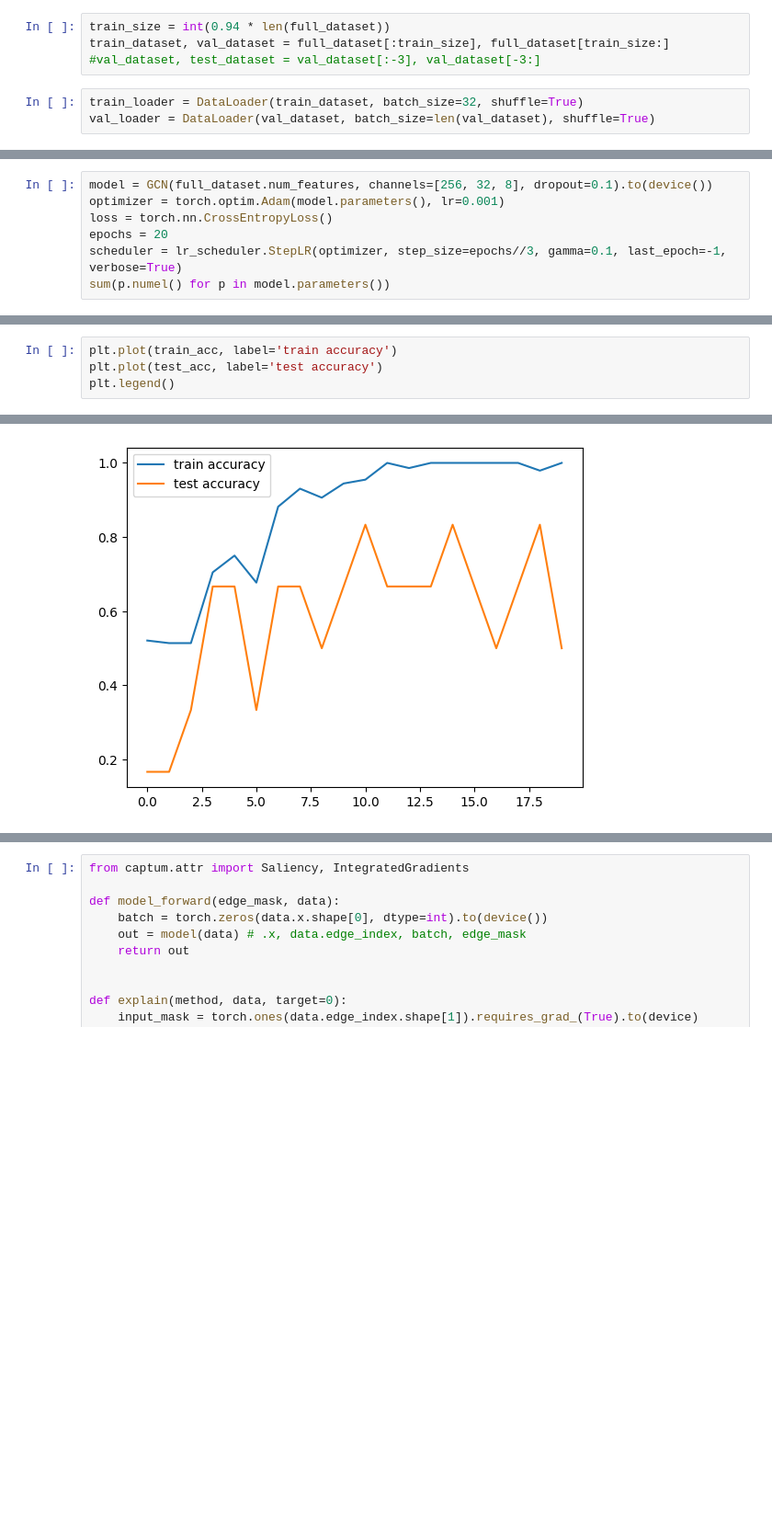
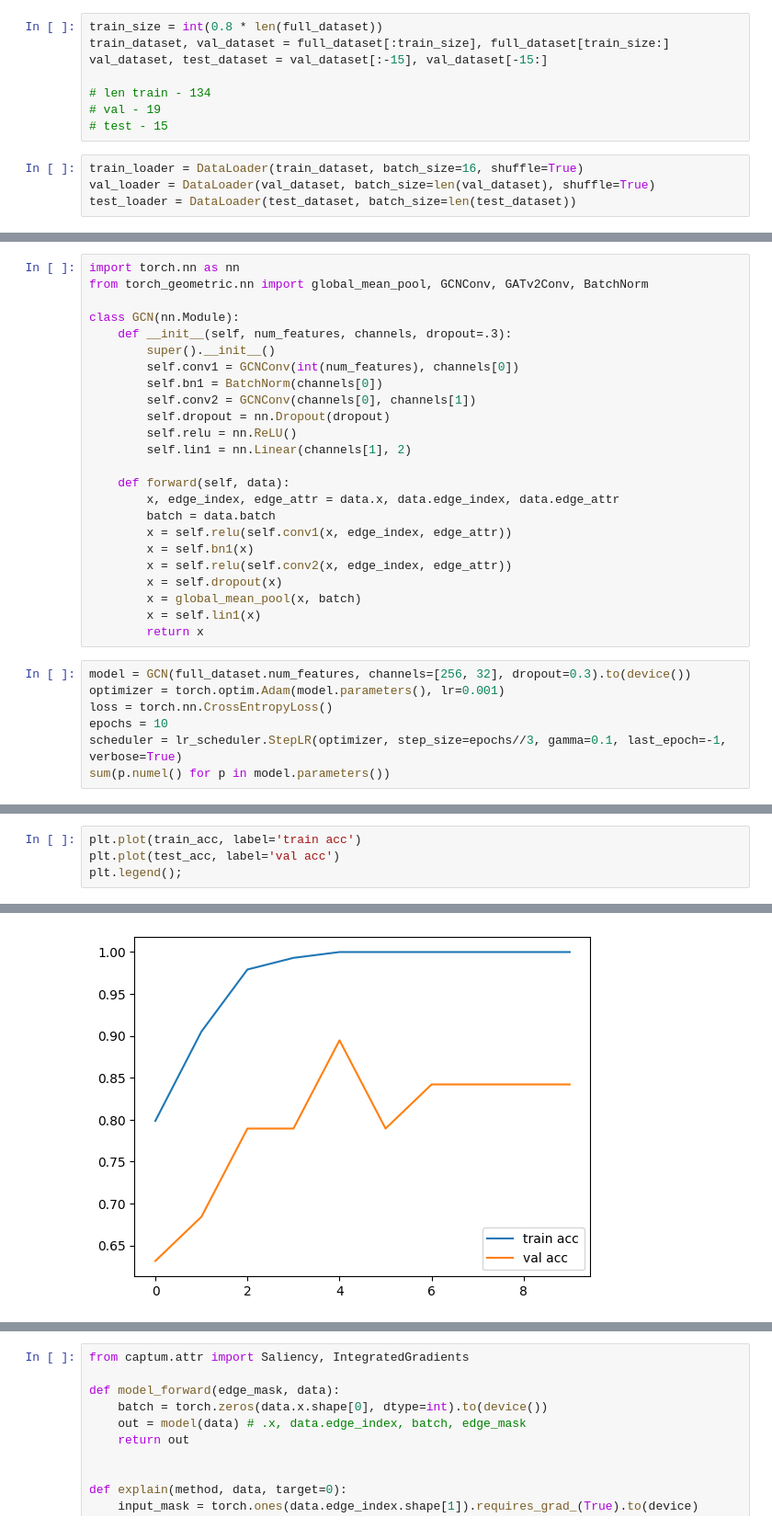
Before and after one commit to myxa/Open_Close_GNN, a Jupyter notebook: notebooks/model_training.ipynb, the cells around one changed output, grey strips where cells are left out. Shown: that part at 92% size. Saved outputs shown, nothing was run; the diff lists cells and outputs as text; blank space fills up the shorter version.

```diff
--- a/notebooks/model_training.ipynb
+++ b/notebooks/model_training.ipynb
@@ -41,7 +27,12 @@ tensor([[  0,   0,   0,  ..., 419, 419, 419],
 # %%
-train_size = int(0.94 * len(full_dataset))
+train_size = int(0.8 * len(full_dataset))
 train_dataset, val_dataset = full_dataset[:train_size], full_dataset[train_size:]
-#val_dataset, test_dataset = val_dataset[:-3], val_dataset[-3:]
+val_dataset, test_dataset = val_dataset[:-15], val_dataset[-15:]
+
+# len train - 134
+# val - 19
+# test - 15
 # %%
-train_loader = DataLoader(train_dataset, batch_size=32, shuffle=True)
+train_loader = DataLoader(train_dataset, batch_size=16, shuffle=True)
 val_loader = DataLoader(val_dataset, batch_size=len(val_dataset), shuffle=True)
+test_loader = DataLoader(test_dataset, batch_size=len(test_dataset))
@@ -48,8 +41,32 @@ val_loader = DataLoader(val_dataset, batch_size=len(val_dataset), shuffle=True)
+# %%
+import torch.nn as nn
+from torch_geometric.nn import global_mean_pool, GCNConv, GATv2Conv, BatchNorm
+
+class GCN(nn.Module):
+    def __init__(self, num_features, channels, dropout=.3):
+        super().__init__()
+        self.conv1 = GCNConv(int(num_features), channels[0])
+        self.bn1 = BatchNorm(channels[0])
+        self.conv2 = GCNConv(channels[0], channels[1])
+        self.dropout = nn.Dropout(dropout)
+        self.relu = nn.ReLU()
+        self.lin1 = nn.Linear(channels[1], 2)
+
+    def forward(self, data):
+        x, edge_index, edge_attr = data.x, data.edge_index, data.edge_attr
+        batch = data.batch
+        x = self.relu(self.conv1(x, edge_index, edge_attr))
+        x = self.bn1(x)
+        x = self.relu(self.conv2(x, edge_index, edge_attr))
+        x = self.dropout(x)
+        x = global_mean_pool(x, batch)
+        x = self.lin1(x)
+        return x
 # %%
-model = GCN(full_dataset.num_features, channels=[256, 32, 8], dropout=0.1).to(device())
+model = GCN(full_dataset.num_features, channels=[256, 32], dropout=0.3).to(device())
 optimizer = torch.optim.Adam(model.parameters(), lr=0.001)
 loss = torch.nn.CrossEntropyLoss()
-epochs = 20
+epochs = 10
 scheduler = lr_scheduler.StepLR(optimizer, step_size=epochs//3, gamma=0.1, last_epoch=-1, verbose=True)
 sum(p.numel() for p in model.parameters())
 # %% [output]
@@ -86,5 +105,5 @@ plt.legend();
 # %%
-plt.plot(train_acc, label='train accuracy')
-plt.plot(test_acc, label='test accuracy')
-plt.legend()
+plt.plot(train_acc, label='train acc')
+plt.plot(test_acc, label='val acc')
+plt.legend();
 # %% [output]
@@ -92 +110 @@ plt.legend()
-[figure, old version]
+[figure, new version]
```
Also changed, not shown: parts of 38 cells of this notebook, 6 other files.
